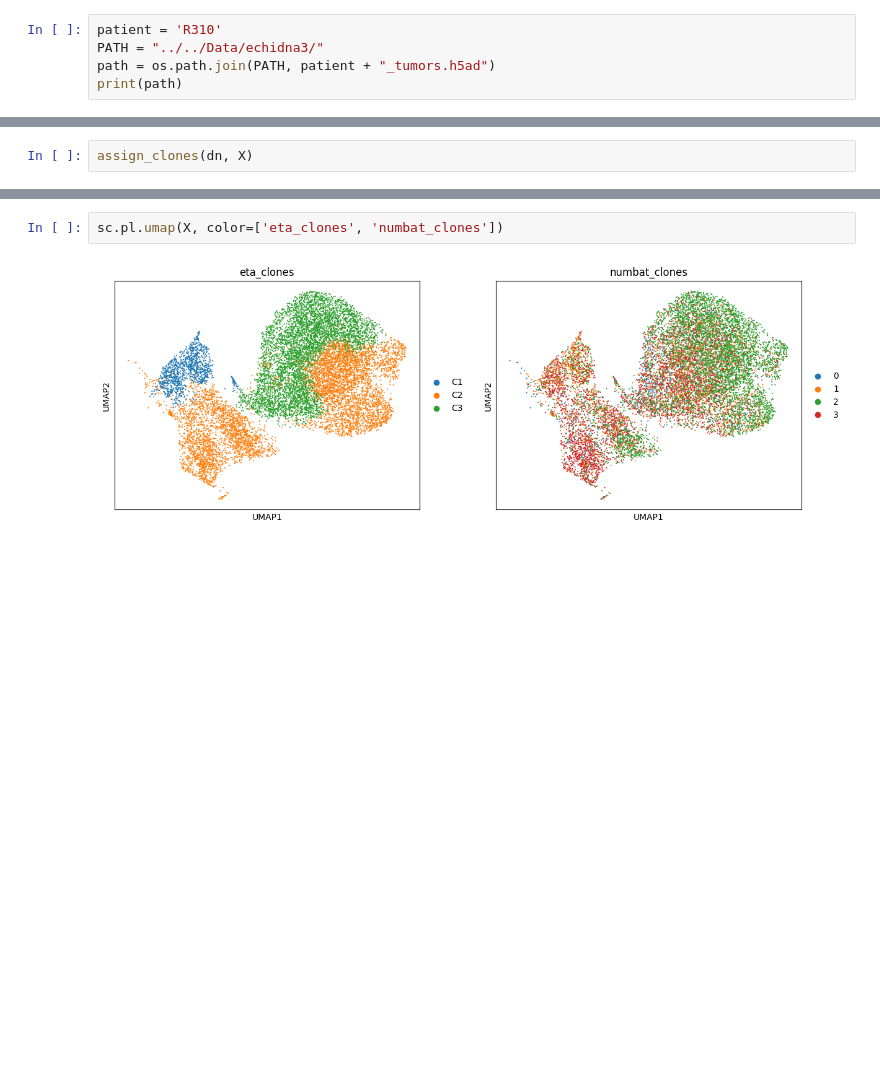
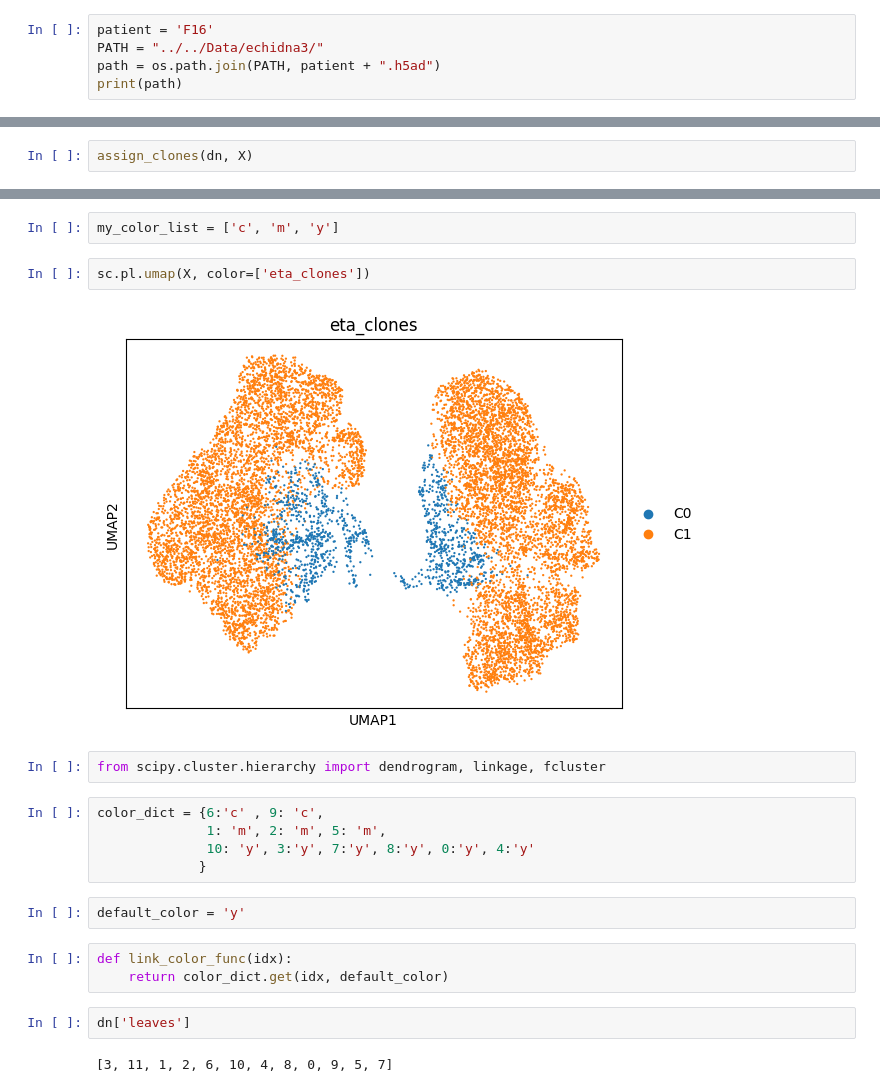
Before and after one commit to azizilab/echidna, a Jupyter notebook: notebooks/run_multi_timepoints.ipynb, the cells around one changed output, grey strips where cells are left out. Cells and saved outputs as stored; diff of their text form; blank space fills up the shorter version.

```diff
--- a/notebooks/run_multi_timepoints.ipynb
+++ b/notebooks/run_multi_timepoints.ipynb
@@ -22,8 +9,8 @@ torch.set_default_device(mps_device)
 # %% [markdown]
 # Format input data
 # %%
-patient = 'R310'
+patient = 'F16'
 PATH = "../../Data/echidna3/"
-path = os.path.join(PATH, patient + "_tumors.h5ad")
+path = os.path.join(PATH, patient + ".h5ad")
 print(path)
 # %% [output]
@@ -186,4 +184,22 @@ assign_clones(dn, X)
+# %%
+my_color_list = ['c', 'm', 'y']
 # %%
-sc.pl.umap(X, color=['eta_clones', 'numbat_clones'])
+sc.pl.umap(X, color=['eta_clones'])
 # %% [output]
-[figure, old version]
+[figure, new version]
+# %%
+from scipy.cluster.hierarchy import dendrogram, linkage, fcluster
+# %%
+color_dict = {6:'c' , 9: 'c',
+              1: 'm', 2: 'm', 5: 'm',
+              10: 'y', 3:'y', 7:'y', 8:'y', 0:'y', 4:'y'
+             }
+# %%
+default_color = 'y'
+# %%
+def link_color_func(idx):
+    return color_dict.get(idx, default_color)
+# %%
+dn['leaves']
+# %% [output]
+[3, 11, 1, 2, 6, 10, 4, 8, 0, 9, 5, 7]
```
Also changed, not shown: parts of 24 cells of this notebook, 4 other files.
